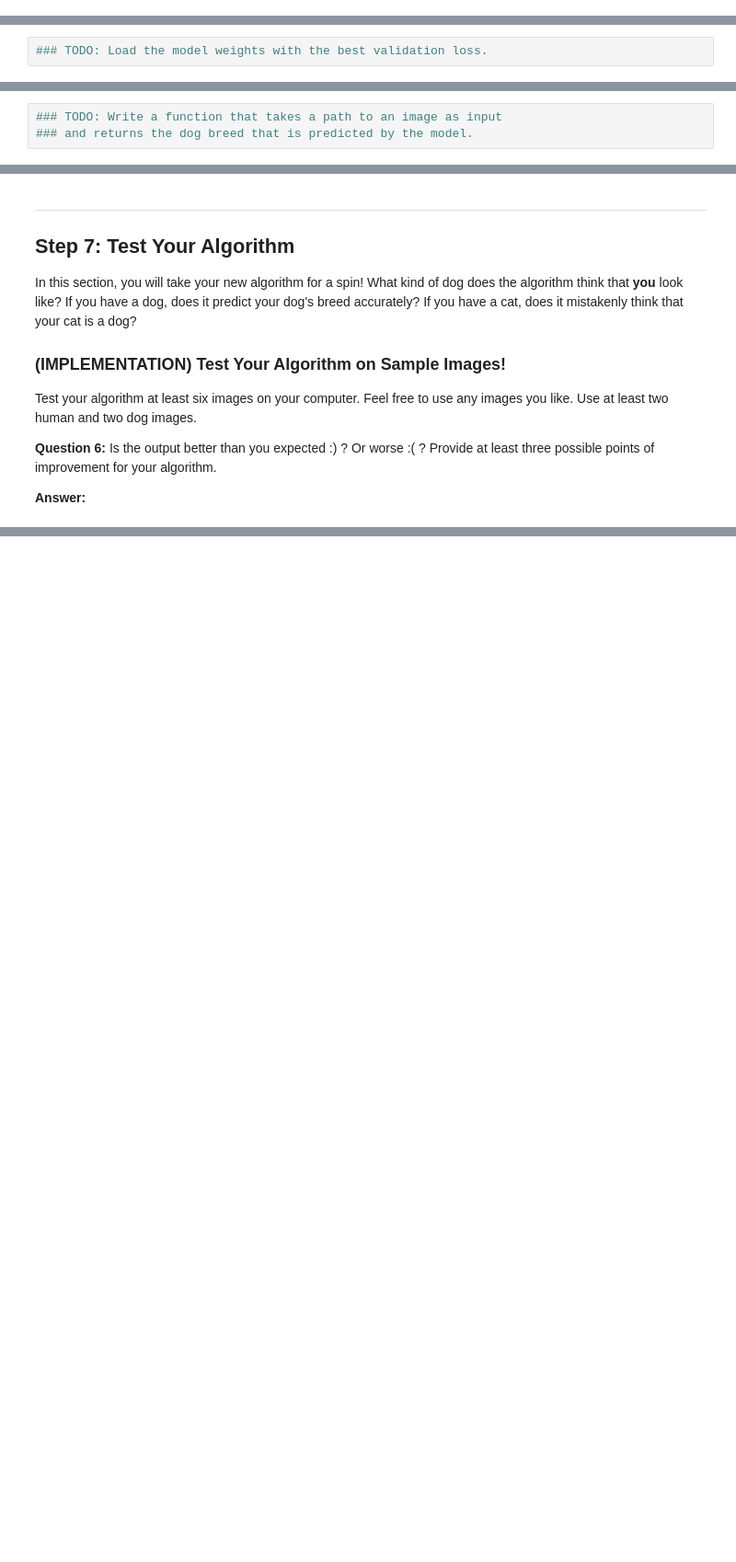
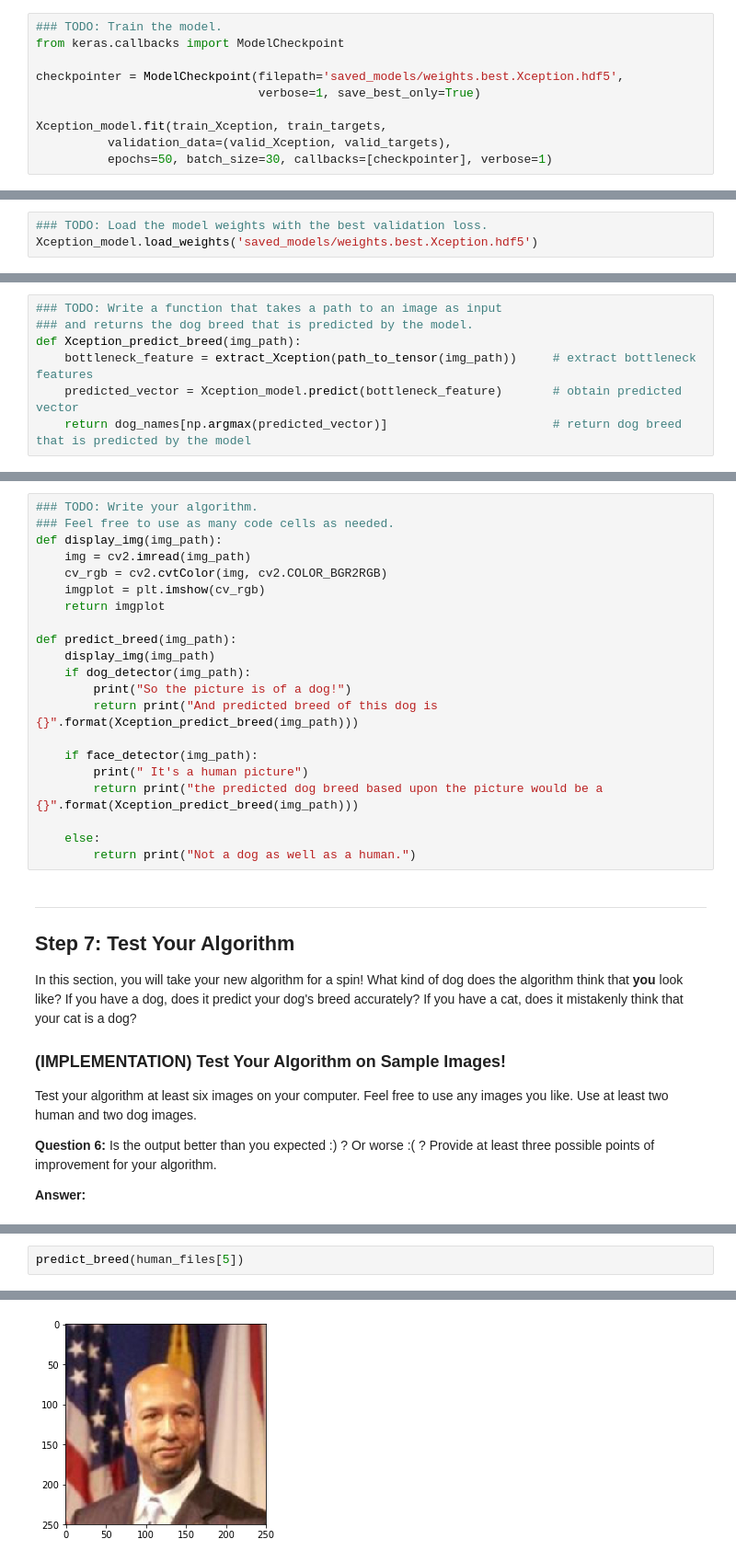
Before and after one commit to ShuangyuandData/DogBreedClassifierNeuralNetwork, a Jupyter notebook: dog_app.ipynb, the cells around one changed output, grey strips where cells are left out. Shown: that part at 92% size. Saved outputs shown, nothing was run; the diff lists cells and outputs as text; blank space fills up the shorter version.

```diff
--- a/dog_app.ipynb
+++ b/dog_app.ipynb
@@ -568,0 +684,10 @@ You are welcome to [augment the training data](https://blog.keras.io/building-po
+# %%
+### TODO: Train the model.
+from keras.callbacks import ModelCheckpoint
+
+checkpointer = ModelCheckpoint(filepath='saved_models/weights.best.Xception.hdf5',
+                               verbose=1, save_best_only=True)
+
+Xception_model.fit(train_Xception, train_targets,
+          validation_data=(valid_Xception, valid_targets),
+          epochs=50, batch_size=30, callbacks=[checkpointer], verbose=1)
@@ -570,6 +714,7 @@ You are welcome to [augment the training data](https://blog.keras.io/building-po
 ### (IMPLEMENTATION) Load the Model with the Best Validation Loss
 # %%
 ### TODO: Load the model weights with the best validation loss.
+Xception_model.load_weights('saved_models/weights.best.Xception.hdf5')
 # %% [markdown]
 ### (IMPLEMENTATION) Test the Model
 
@@ -594,6 +744,10 @@ where `{network}`, in the above filename, should be one of `VGG19`, `Resnet50`,
 # %%
 ### TODO: Write a function that takes a path to an image as input
 ### and returns the dog breed that is predicted by the model.
+def Xception_predict_breed(img_path):
+    bottleneck_feature = extract_Xception(path_to_tensor(img_path))     # extract bottleneck features
+    predicted_vector = Xception_model.predict(bottleneck_feature)       # obtain predicted vector
+    return dog_names[np.argmax(predicted_vector)]                       # return dog breed that is predicted by the model
 # %% [markdown]
 ---
 <a id='step6'></a>
@@ -618,3 +769,24 @@ This photo looks like an Afghan Hound.
+# %%
+### TODO: Write your algorithm.
+### Feel free to use as many code cells as needed.
+def display_img(img_path):
+    img = cv2.imread(img_path)
+    cv_rgb = cv2.cvtColor(img, cv2.COLOR_BGR2RGB)
+    imgplot = plt.imshow(cv_rgb)
+    return imgplot
+
+def predict_breed(img_path):
+    display_img(img_path)
+    if dog_detector(img_path):
+        print("So the picture is of a dog!")
+        return print("And predicted breed of this dog is {}".format(Xception_predict_breed(img_path)))
+
+    if face_detector(img_path):
+        print(" It's a human picture")
+        return print("the predicted dog breed based upon the picture would be a {}".format(Xception_predict_breed(img_path)))
+
+    else:
+        return print("Not a dog as well as a human.")
 # %% [markdown]
 ---
 <a id='step7'></a>
@@ -635,0 +811,3 @@ __Answer:__
+# %%
+predict_breed(human_files[5])
+# %% [output]
@@ -635,0 +818 @@ __Answer:__
+[figure, added]
```
Also changed, not shown: parts of 21 cells of this notebook.
